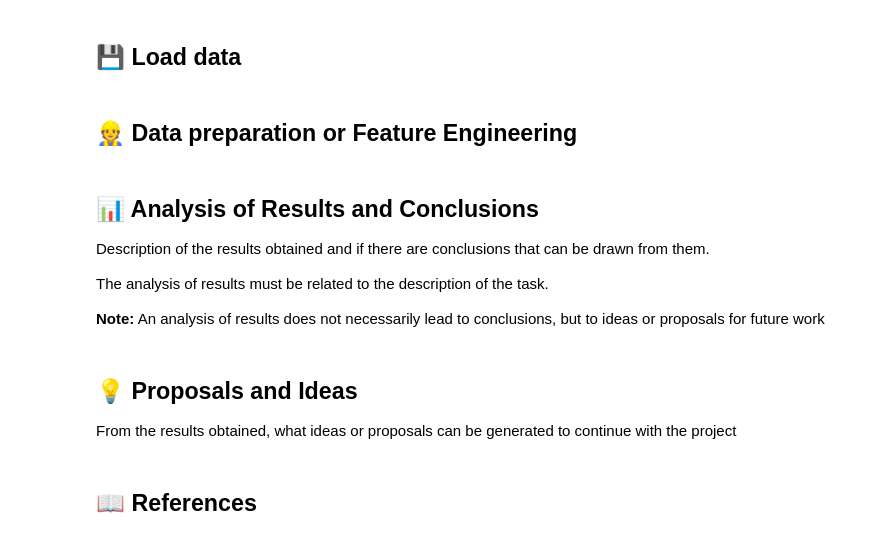
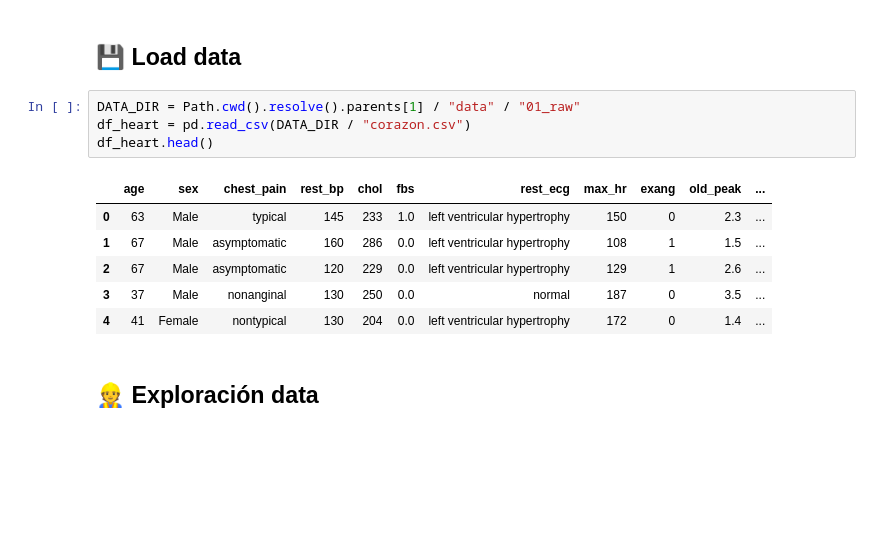
Before and after one commit to ChrisCeb17/hearth-project, a Jupyter notebook: notebooks/2-exploration/2 exploraciondatos.ipynb, the cells around one changed output. Cells and saved outputs as stored; diff of their text form; blank space fills up the shorter version.

```diff
--- a/notebooks/2-exploration/2 exploraciondatos.ipynb
+++ b/notebooks/2-exploration/2 exploraciondatos.ipynb
@@ -21,18 +20,15 @@ ModuleNotFoundError: No module named 'pandas'
 # %% [markdown]
 ## 💾 Load data
-# %% [markdown]
-## 👷 Data preparation or Feature Engineering
-# %% [markdown]
-## 📊 Analysis of Results and Conclusions
-
-Description of the results obtained and if there are conclusions that can be drawn from them.
-
-The analysis of results must be related to the description of the task.
-
-**Note:** An analysis of results does not necessarily lead to conclusions, but to ideas or proposals for future work
-# %% [markdown]
-## 💡 Proposals and Ideas
-
-From the results obtained, what ideas or proposals can be generated to continue with the project
-# %% [markdown]
-## 📖 References
+# %%
+DATA_DIR = Path.cwd().resolve().parents[1] / "data" / "01_raw"
+df_heart = pd.read_csv(DATA_DIR / "corazon.csv")
+df_heart.head()
+# %% [output]
+|  | age | sex | chest_pain | rest_bp | chol | fbs | rest_ecg | max_hr | exang | old_peak | ... |
+| 0 | 63 | Male | typical | 145 | 233 | 1.0 | left ventricular hypertrophy | 150 | 0 | 2.3 | ... |
+| 1 | 67 | Male | asymptomatic | 160 | 286 | 0.0 | left ventricular hypertrophy | 108 | 1 | 1.5 | ... |
+| 2 | 67 | Male | asymptomatic | 120 | 229 | 0.0 | left ventricular hypertrophy | 129 | 1 | 2.6 | ... |
+| 3 | 37 | Male | nonanginal | 130 | 250 | 0.0 | normal | 187 | 0 | 3.5 | ... |
+| 4 | 41 | Female | nontypical | 130 | 204 | 0.0 | left ventricular hypertrophy | 172 | 0 | 1.4 | ... |
+# %% [markdown]
+## 👷 Exploración data
```
Also changed, not shown: parts of 14 cells of this notebook.
